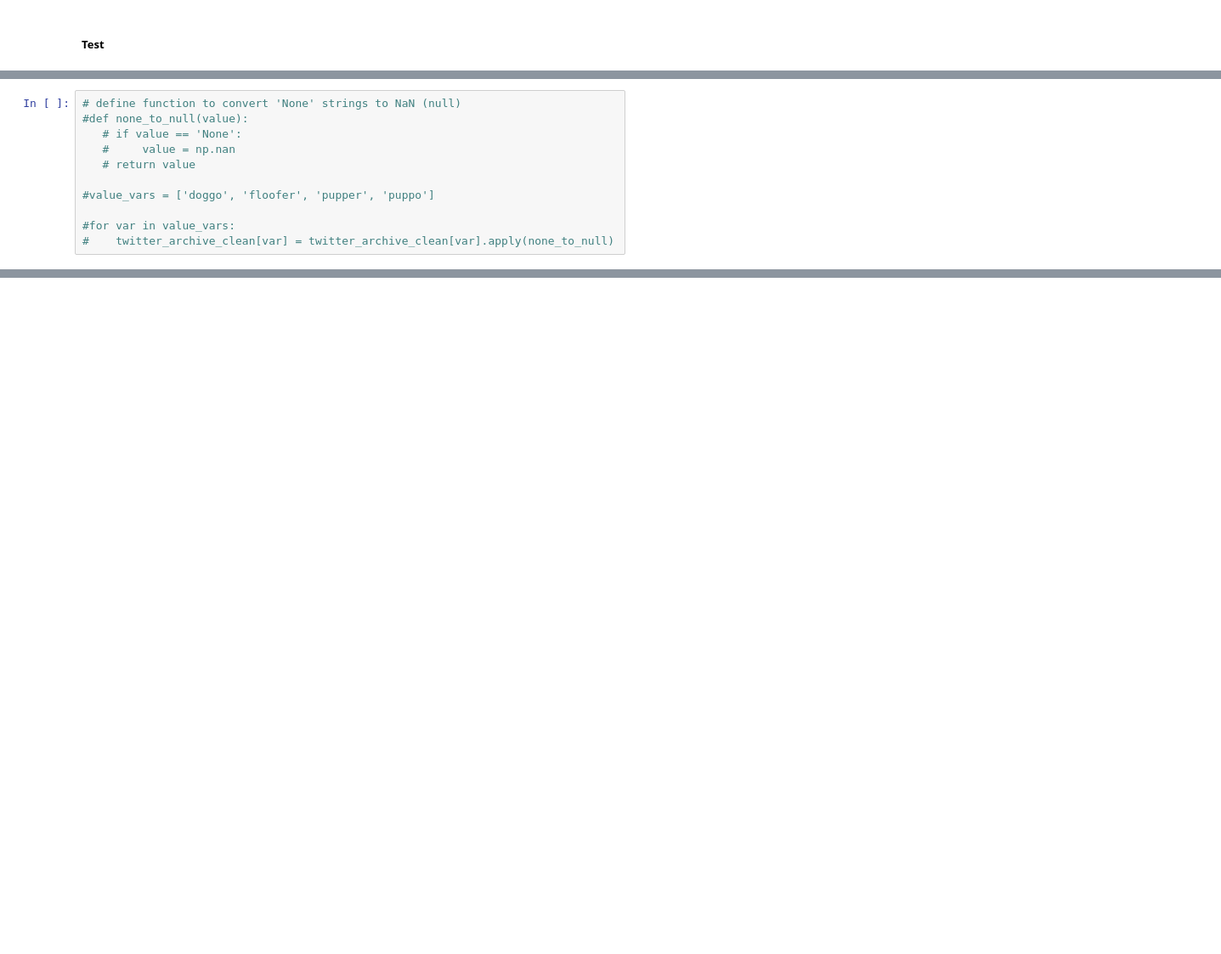
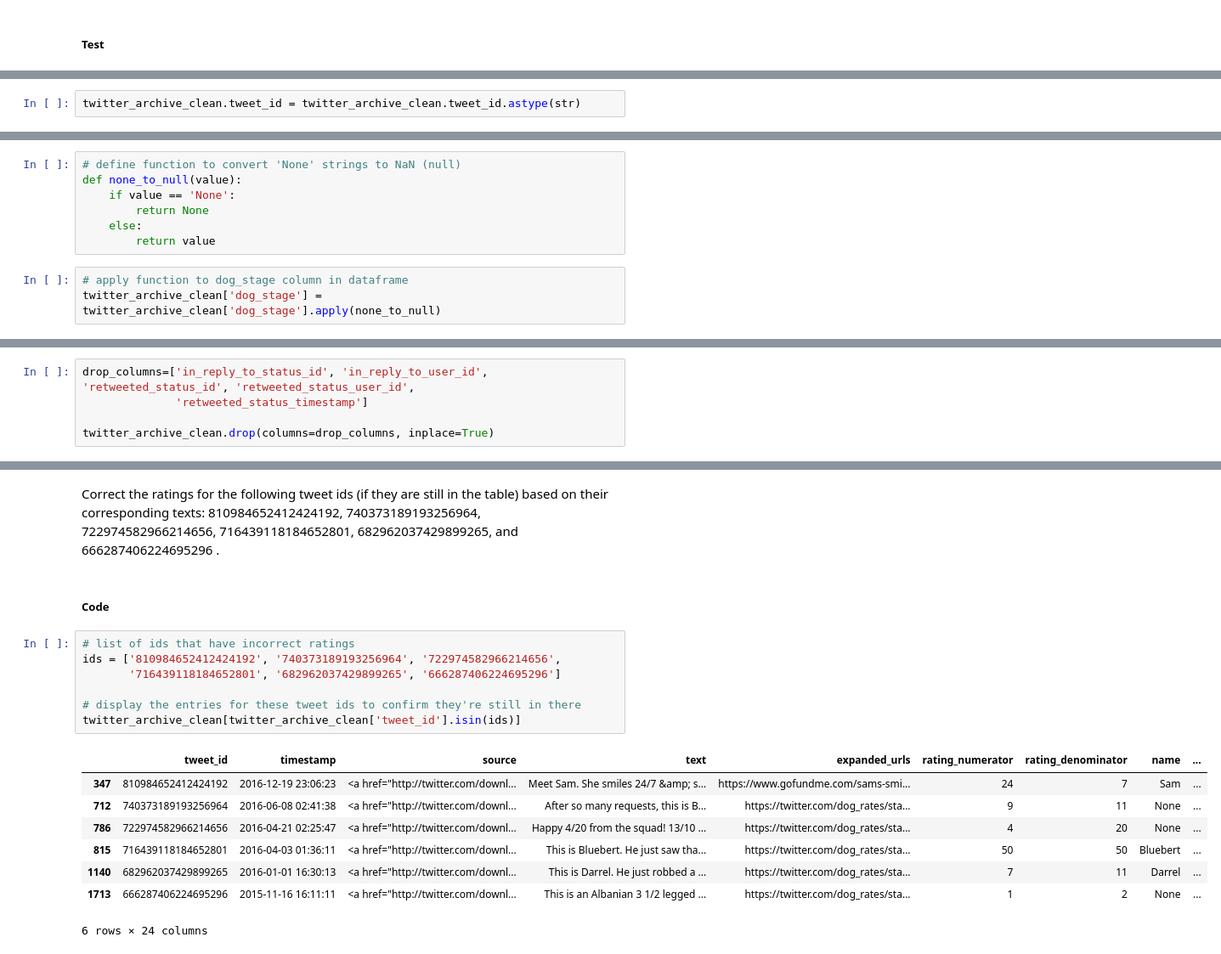
Before and after one commit to cnspatino/WeRateDogs-twitter-analysis, a Jupyter notebook: wrangle_act.ipynb, the cells around one changed output, grey strips where cells are left out. Shown: that part at 85% size. Drawn from its saved outputs; the diff is of its cells as text; blank space fills up the shorter version.

```diff
--- a/wrangle_act.ipynb
+++ b/wrangle_act.ipynb
@@ -1207,0 +1255,2 @@ def replace_name(name):
+# %%
+twitter_archive_clean.tweet_id = twitter_archive_clean.tweet_id.astype(str)
@@ -1210,11 +1272,10 @@ def replace_name(name):
 # %%
 # define function to convert 'None' strings to NaN (null)
-#def none_to_null(value):
-   # if value == 'None':
-   #     value = np.nan
-   # return value
-
-#value_vars = ['doggo', 'floofer', 'pupper', 'puppo']
-
-#for var in value_vars:
-#    twitter_archive_clean[var] = twitter_archive_clean[var].apply(none_to_null)
+def none_to_null(value):
+    if value == 'None':
+        return None
+    else:
+        return value
+# %%
+# apply function to dog_stage column in dataframe
+twitter_archive_clean['dog_stage'] = twitter_archive_clean['dog_stage'].apply(none_to_null)
@@ -1220,0 +1306,5 @@ def replace_name(name):
+# %%
+drop_columns=['in_reply_to_status_id', 'in_reply_to_user_id', 'retweeted_status_id', 'retweeted_status_user_id',
+              'retweeted_status_timestamp']
+
+twitter_archive_clean.drop(columns=drop_columns, inplace=True)
@@ -1220,0 +1337,20 @@ def replace_name(name):
+# %% [markdown]
+Correct the ratings for the following tweet ids (if they are still in the table) based on their corresponding texts: 810984652412424192, 740373189193256964, 722974582966214656, 716439118184652801, 682962037429899265, and 666287406224695296 .
+# %% [markdown]
+##### Code
+# %%
+# list of ids that have incorrect ratings
+ids = ['810984652412424192', '740373189193256964', '722974582966214656',
+       '716439118184652801', '682962037429899265', '666287406224695296']
+
+# display the entries for these tweet ids to confirm they're still in there
+twitter_archive_clean[twitter_archive_clean['tweet_id'].isin(ids)]
+# %% [output]
+|  | tweet_id | timestamp | source | text | expanded_urls | rating_numerator | rating_denominator | name | ... |
+| 347 | 810984652412424192 | 2016-12-19 23:06:23 | <a href="http://twitter.com/downl... | Meet Sam. She smiles 24/7 &amp; s... | https://www.gofundme.com/sams-smi... | 24 | 7 | Sam | ... |
+| 712 | 740373189193256964 | 2016-06-08 02:41:38 | <a href="http://twitter.com/downl... | After so many requests, this is B... | https://twitter.com/dog_rates/sta... | 9 | 11 | None | ... |
+| 786 | 722974582966214656 | 2016-04-21 02:25:47 | <a href="http://twitter.com/downl... | Happy 4/20 from the squad! 13/10 ... | https://twitter.com/dog_rates/sta... | 4 | 20 | None | ... |
+| 815 | 716439118184652801 | 2016-04-03 01:36:11 | <a href="http://twitter.com/downl... | This is Bluebert. He just saw tha... | https://twitter.com/dog_rates/sta... | 50 | 50 | Bluebert | ... |
+| 1140 | 682962037429899265 | 2016-01-01 16:30:13 | <a href="http://twitter.com/downl... | This is Darrel. He just robbed a ... | https://twitter.com/dog_rates/sta... | 7 | 11 | Darrel | ... |
+| 1713 | 666287406224695296 | 2015-11-16 16:11:11 | <a href="http://twitter.com/downl... | This is an Albanian 3 1/2 legged ... | https://twitter.com/dog_rates/sta... | 1 | 2 | None | ... |
+6 rows × 24 columns
```
Also changed, not shown: parts of 56 cells of this notebook.
